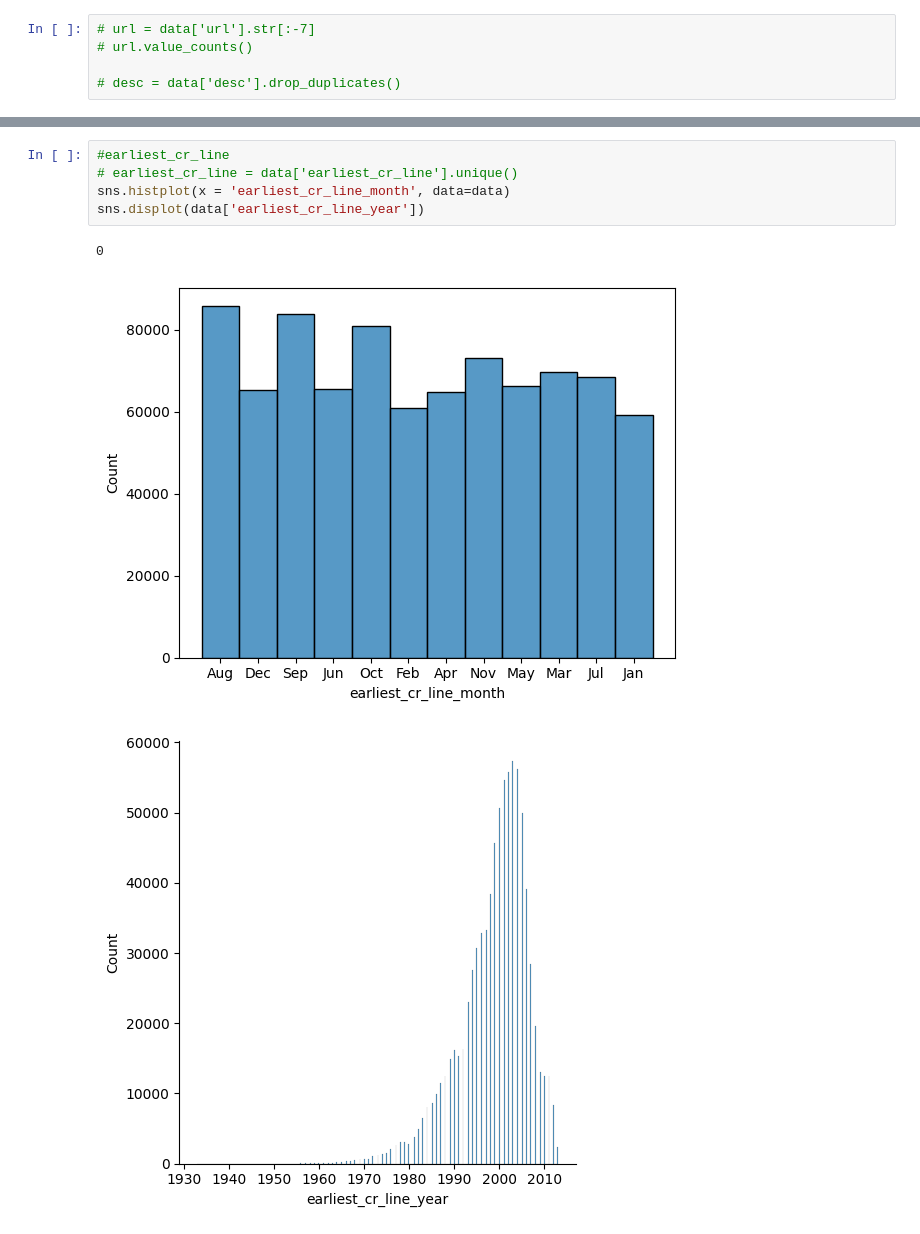
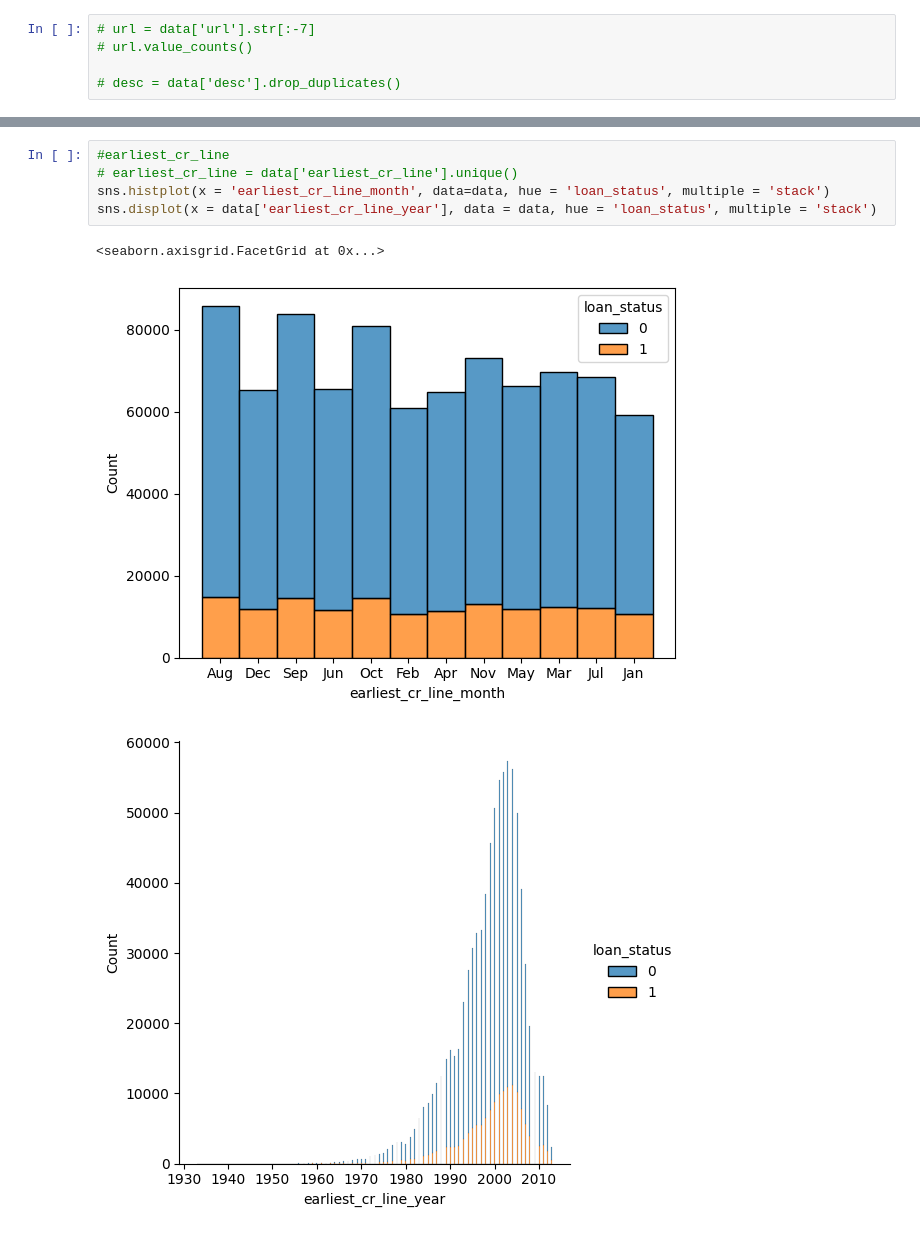
Before and after one commit to shkim99stat/Portfolio, a Jupyter notebook: Analysis_code.ipynb, the cells around one changed output, grey strips where cells are left out. Drawn from its saved outputs; the diff is of its cells as text.

```diff
--- a/Analysis_code.ipynb
+++ b/Analysis_code.ipynb
@@ -237,11 +331,11 @@ data['delinq_2yrs'].isnull().sum()
 # %%
 #earliest_cr_line
 # earliest_cr_line = data['earliest_cr_line'].unique()
-sns.histplot(x = 'earliest_cr_line_month', data=data)
-sns.displot(data['earliest_cr_line_year'])
+sns.histplot(x = 'earliest_cr_line_month', data=data, hue = 'loan_status', multiple = 'stack')
+sns.displot(x = data['earliest_cr_line_year'], data = data, hue = 'loan_status', multiple = 'stack')
 # %% [output]
-0
+<seaborn.axisgrid.FacetGrid at 0x...>
-[figure, old version]
+[figure, new version]
-[figure, old version]
+[figure, new version]
 # %%
 #inq_last_6mths
```
Also changed, not shown: parts of 17 cells of this notebook.
